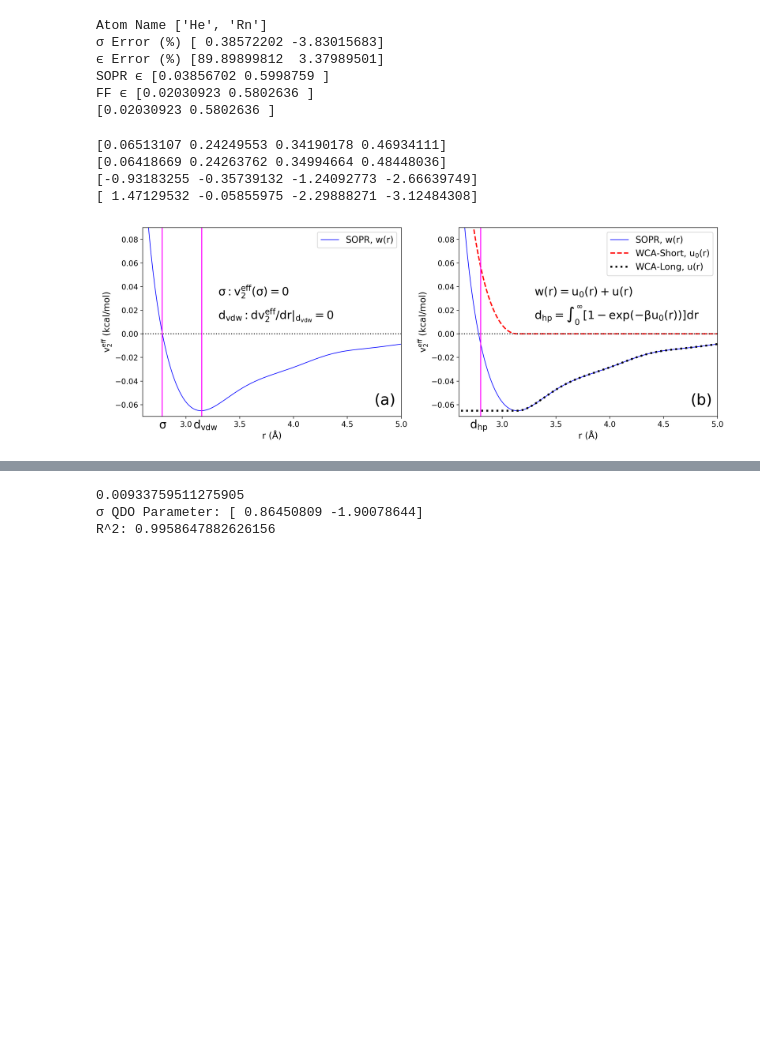
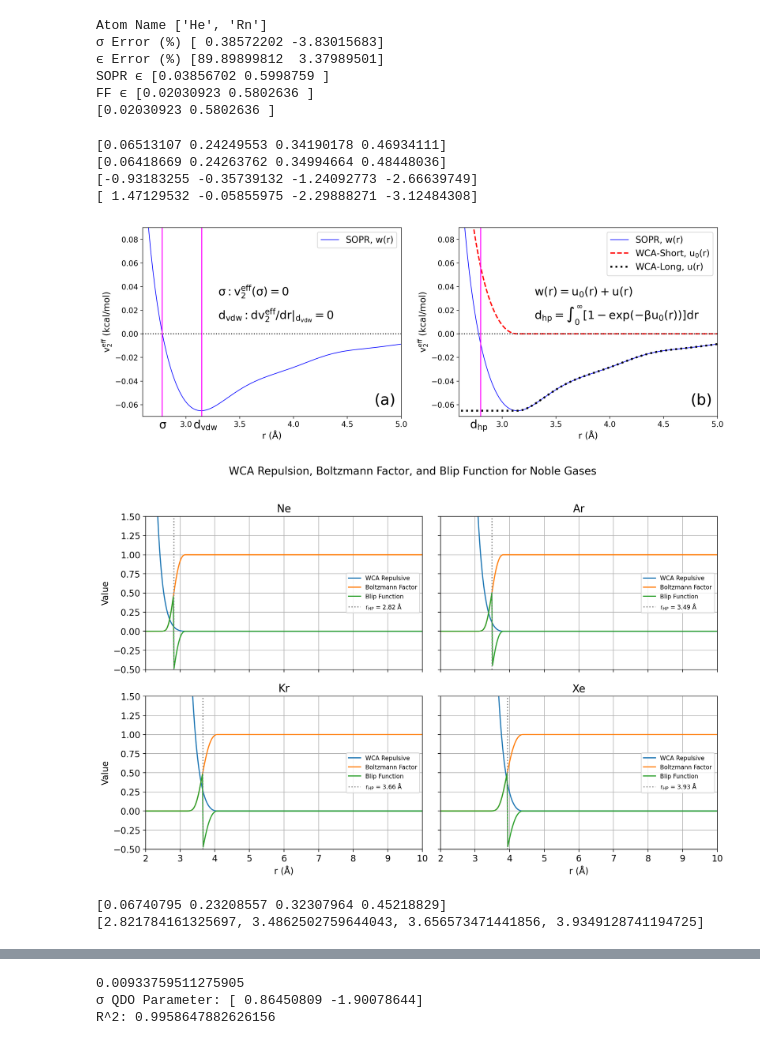
Before and after one commit to brennonshanks/SOPR-QDO, a Jupyter notebook: noblegases.ipynb, the cells around one changed output, grey strips where cells are left out. Drawn from its saved outputs; the diff is of its cells as text; code cells hidden in the pictures; blank space fills up the shorter version.

```diff
--- a/noblegases.ipynb
+++ b/noblegases.ipynb
@@ -259,5 +259,82 @@ plt.savefig('figures/wca_decomp', dpi = 600)
 plt.show()
 # %% [output]
 [figure]
+# %%
+# Lennard-Jones potential
+def LJ(r, sigma, epsilon):
+    return 4 * epsilon * ((sigma / r)**12 - (sigma / r)**6)
+
+# WCA decomposition for a LJ fluid
+def WCA_split(r, sigma, epsilon):
+    rc = 2**(1/6) * sigma
+    u = LJ(r, sigma, epsilon)
+    u_cut = LJ(rc, sigma, epsilon)
+    u0 = np.where(r < rc, u - u_cut, 0)
+    u1 = np.where(r < rc, u_cut, u)
+    return u, u0, u1, rc
+
+# Hard particle potential
+def hard_particle(r, rd):
+    v = np.zeros_like(r)
+    v[r < rd] = np.inf
+    return v
+
+# Constants
+k = 3.29982916e-27    # Boltzmann constant in kcal/K/particle
+av = 6.0223e23        # Avogadro's number
+sigma_params = np.array([2.801, 3.3952, 3.6274, 3.9011])
+epsilon_params = np.array([33.921, 116.79, 162.58, 227.55]) * 0.0019872041
+labels = ['Ne', 'Ar', 'Kr', 'Xe']
+temperatures = [42.2, 85., 199., 274.]
+
+r = np.linspace(2, 10, 400)
+hp_vals = []
+int_LJ = np.zeros((4, len(r)))
+blip_LJ = np.zeros((4, len(r)))
+fig, axs = plt.subplots(2, 2, figsize=(12, 8), sharex=True, sharey=True)
+
+for i in range(4):
+    epsilon = epsilon_params[i]
+    sigma = sigma_params[i]
+    T = temperatures[i]
+    kbT = k * av * T
+
+    u, u0, u1, rc = WCA_split(r, sigma, epsilon)
+
+    # Compute hard-particle radius from WCA repulsion
+    hp = np.trapz(1 - np.exp(-u0 / kbT), r) + r[0]
+    hp_vals.append(hp)
+
+    # Boltzmann factor for WCA and hard particle
+    bf = np.exp(-u0 / kbT)
+    int_LJ[i] = 1 - np.exp(-u0 / kbT)
+    bf_hp = np.exp(-hard_particle(r, hp) / kbT)
+    blip_LJ[i] = bf - bf_hp
+
+    ax = axs[i // 2, i % 2]
+    ax.plot(r, u0, label='WCA Repulsive')
+    ax.plot(r, bf, label='Boltzmann Factor')
+    ax.plot(r, blip_LJ[i], label='Blip Function')
+    ax.axvline(hp, color='gray', linestyle=':', label=f'$r_{{HP}}$ = {hp:.2f} Å')
+    ax.set_title(labels[i])
+    ax.set_xlim(2, 10)
+    ax.set_ylim(-0.5, 1.5)
+    ax.legend(fontsize=8)
+    ax.grid(True)
+    if i // 2 == 1:
+        ax.set_xlabel('r (Å)')
+    if i % 2 == 0:
+        ax.set_ylabel('Value')
+
+plt.suptitle('WCA Repulsion, Boltzmann Factor, and Blip Function for Noble Gases')
+plt.tight_layout(rect=[0, 0, 1, 0.96])
+plt.show()
+
+print(ϵ_params)
+print(hp_vals)
+# %% [output]
+[figure, added]
+[0.06740795 0.23208557 0.32307964 0.45218829]
+[2.821784161325697, 3.4862502759644043, 3.656573471441856, 3.9349128741194725]
 # %%
 fig,ax = plt.subplots(2,2, figsize=(14,10))
```
Also changed, not shown: parts of 3 cells of this notebook.
